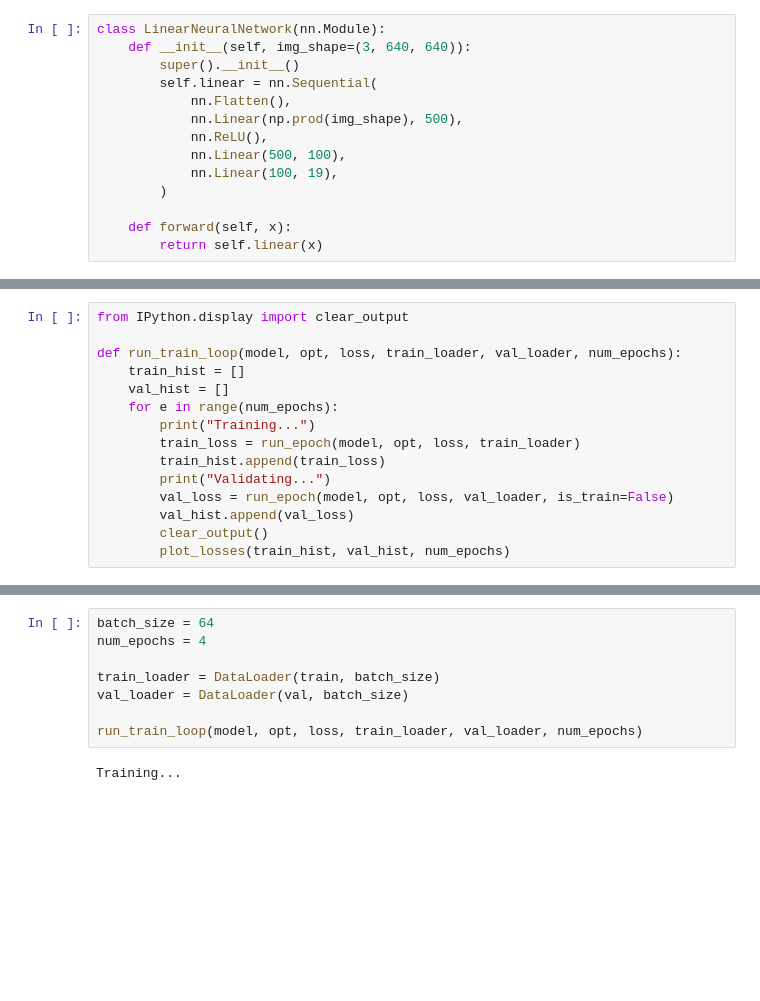
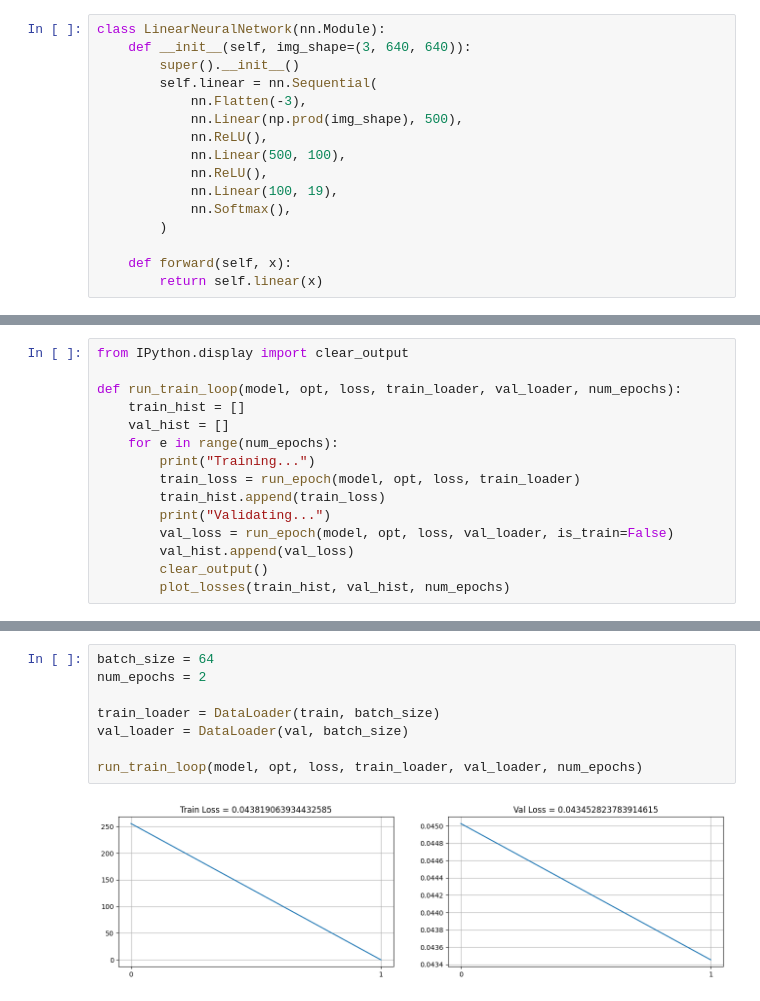
Before and after one commit to I7PoCTo-KoDeP/ML_Project, a Jupyter notebook: main.ipynb, the cells around one changed output, grey strips where cells are left out. Drawn from its saved outputs; the diff is of its cells as text; blank space fills up the shorter version.

```diff
--- a/main.ipynb
+++ b/main.ipynb
@@ -146,11 +257,13 @@ class LinearNeuralNetwork(nn.Module):
     def __init__(self, img_shape=(3, 640, 640)):
         super().__init__()
         self.linear = nn.Sequential(
-            nn.Flatten(),
+            nn.Flatten(-3),
             nn.Linear(np.prod(img_shape), 500),
             nn.ReLU(),
             nn.Linear(500, 100),
+            nn.ReLU(),
             nn.Linear(100, 19),
+            nn.Softmax(),
         )
 
     def forward(self, x):
@@ -230,10 +362,10 @@ def run_train_loop(model, opt, loss, train_loader, val_loader, num_epochs):
 # %%
 batch_size = 64
-num_epochs = 4
+num_epochs = 2
 
 train_loader = DataLoader(train, batch_size)
 val_loader = DataLoader(val, batch_size)
 
 run_train_loop(model, opt, loss, train_loader, val_loader, num_epochs)
 # %% [output]
-Training...
+[figure, added]
```
Also changed, not shown: parts of 11 cells of this notebook.
